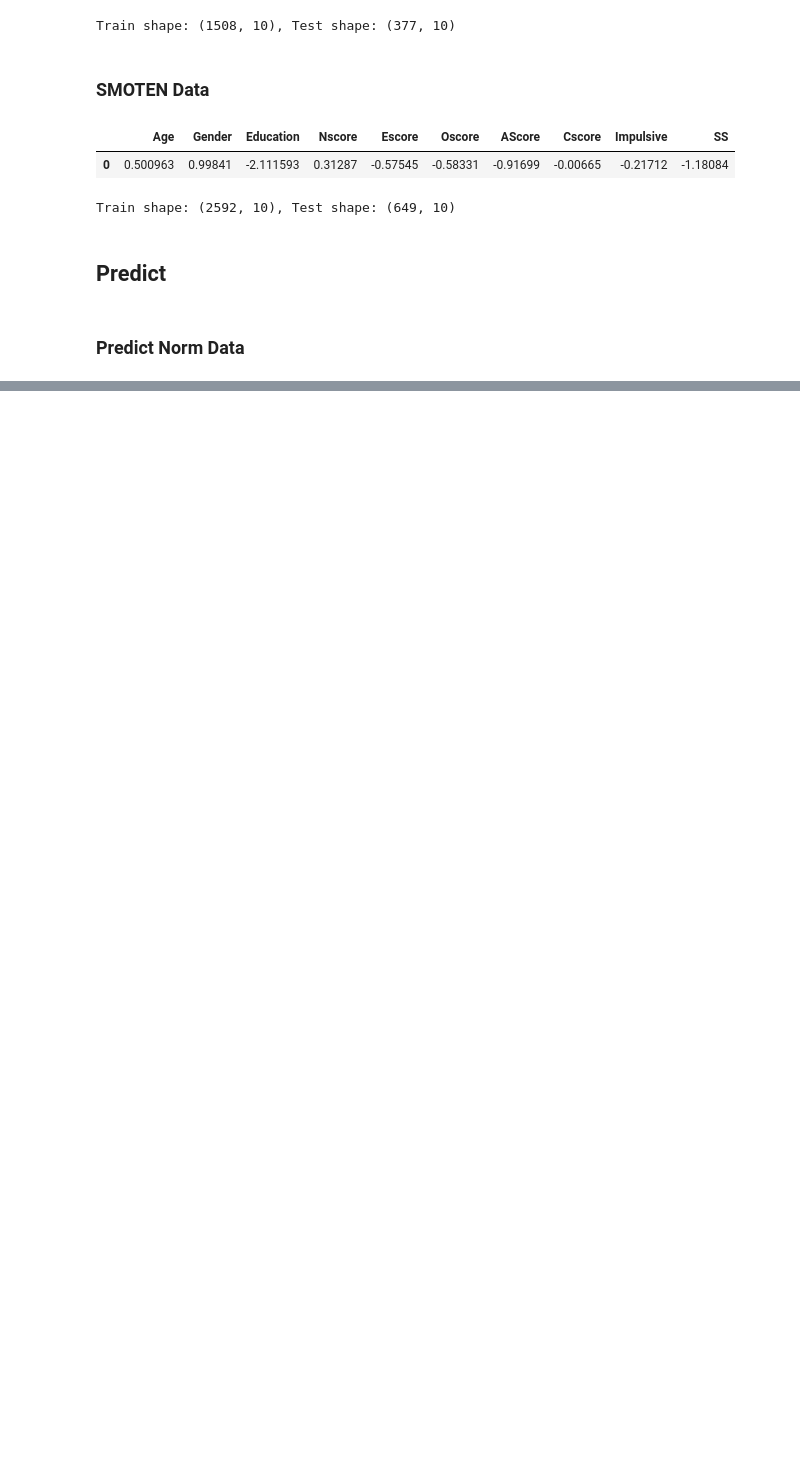
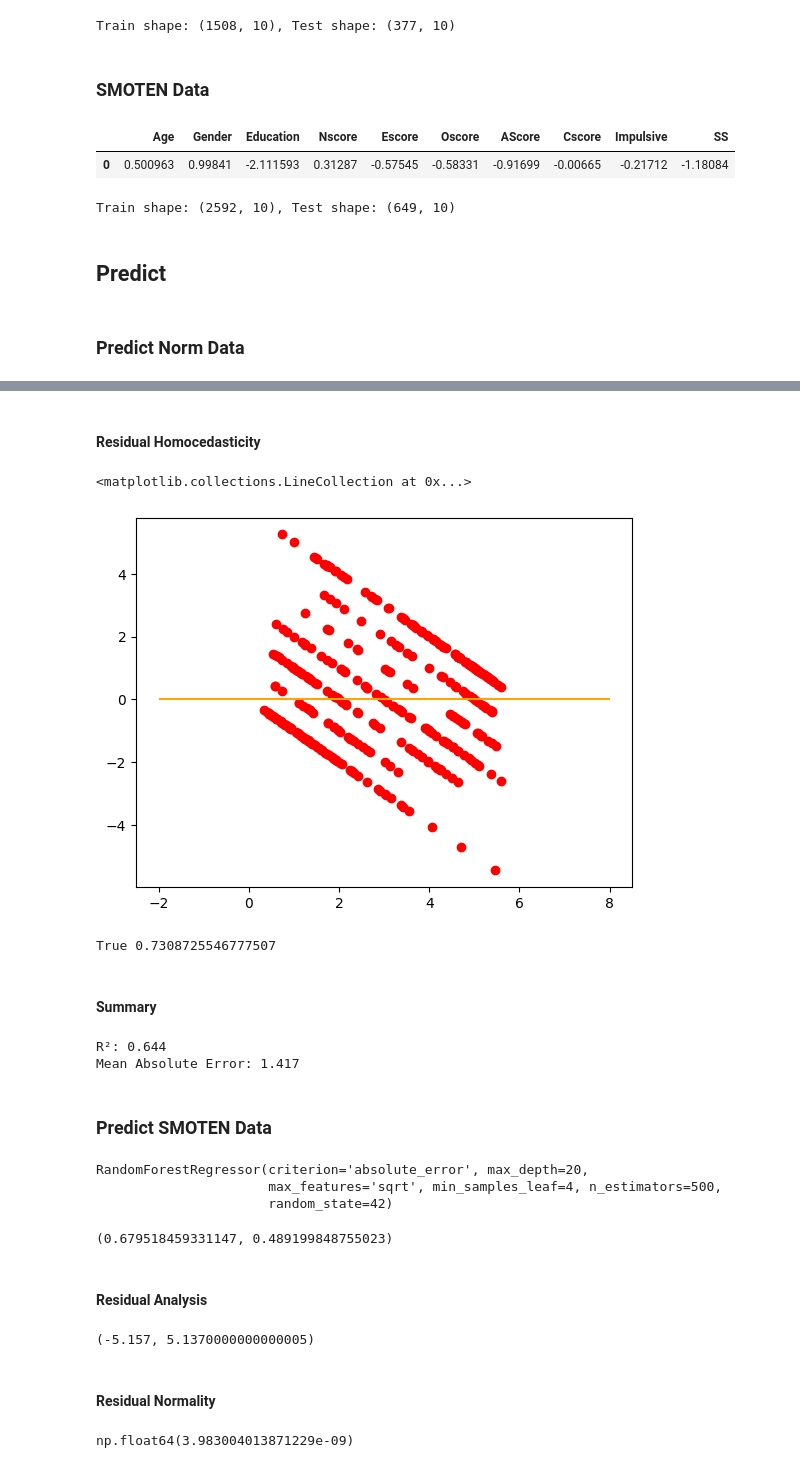
Before and after one commit to PauloRugani/cannabis-consumption-regression, a Jupyter notebook: notebooks/6.1_random_forest.ipynb, the cells around one changed output, grey strips where cells are left out. Cells and saved outputs as stored; diff of their text form; code cells hidden in the pictures; blank space fills up the shorter version.

```diff
--- a/notebooks/6.1_random_forest.ipynb
+++ b/notebooks/6.1_random_forest.ipynb
@@ -74,0 +110,29 @@ norm_predict = rf_model.predict(X_test_norm)
+# %% [markdown]
+#### Residual Homocedasticity
+# %%
+plt.scatter(y=resid, x=rf_model.predict(X_test_norm), color='red')
+plt.hlines(y=0, xmin=-2, xmax=8, color='orange')
+# %% [output]
+<matplotlib.collections.LineCollection at 0x...>
+[figure, added]
+# %%
+_, p, _, _ = sms.het_breuschpagan(resid, sm.add_constant(X_test_norm))
+if p > 0.5:
+  print(True, p)
+else:
+  print(False, p)
+# %% [output]
+True 0.7308725546777507
+# %% [markdown]
+#### Summary
+# %%
+r2 = rf_model.score(X_train_norm, y_train_norm)
+mean_abs_err = np.mean(np.abs(resid))
+
+print(f"R²: {r2:.3f}")
+print(f"Mean Absolute Error: {mean_abs_err:.3f}")
+# %% [output]
+R²: 0.644
+Mean Absolute Error: 1.417
+# %% [markdown]
+### Predict SMOTEN Data
@@ -74,0 +142,6 @@ norm_predict = rf_model.predict(X_test_norm)
+# %%
+rf_model_smoten.fit(X_train_smoten, y_train_smoten)
+# %% [output]
+RandomForestRegressor(criterion='absolute_error', max_depth=20,
+                      max_features='sqrt', min_samples_leaf=4, n_estimators=500,
+                      random_state=42)
@@ -74,0 +152,20 @@ norm_predict = rf_model.predict(X_test_norm)
+# %%
+train_score = rf_model_smoten.score(X_train_smoten, y_train_smoten)
+test_score = rf_model_smoten.score(X_test_smoten, y_test_smoten)
+train_score, test_score
+# %% [output]
+(0.679518459331147, 0.489199848755023)
+# %% [markdown]
+#### Residual Analysis
+# %%
+resid_smoten = y_test_smoten - smoten_predict
+resid_smoten.min(), resid_smoten.max()
+# %% [output]
+(-5.157, 5.1370000000000005)
+# %% [markdown]
+#### Residual Normality
+# %%
+_, p_shap = stats.shapiro(resid_smoten)
+p_shap
+# %% [output]
+np.float64(3.983004013871229e-09)
```
Also changed, not shown: parts of 21 cells of this notebook.
